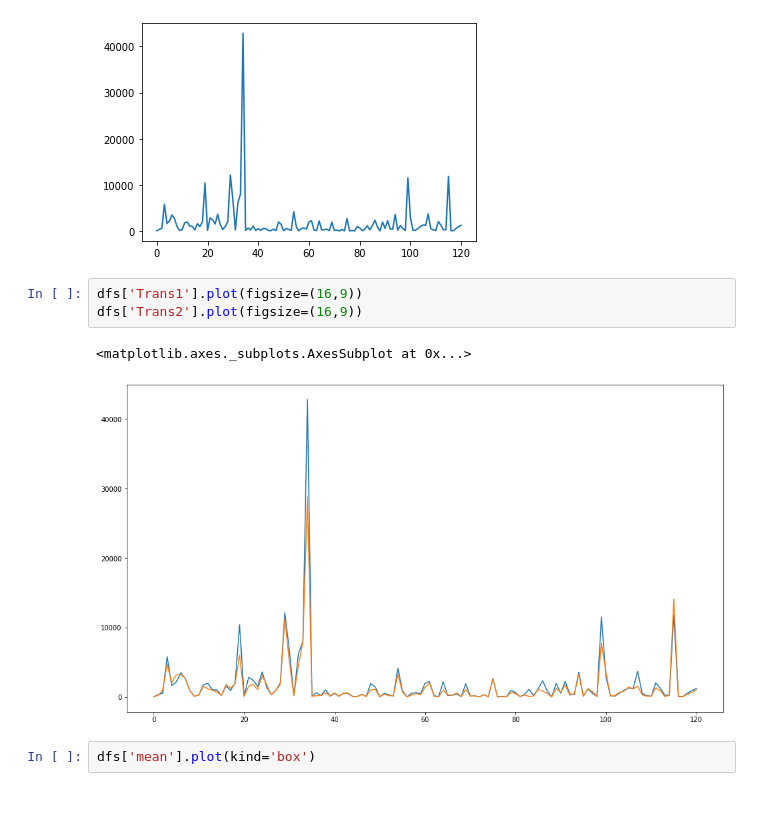
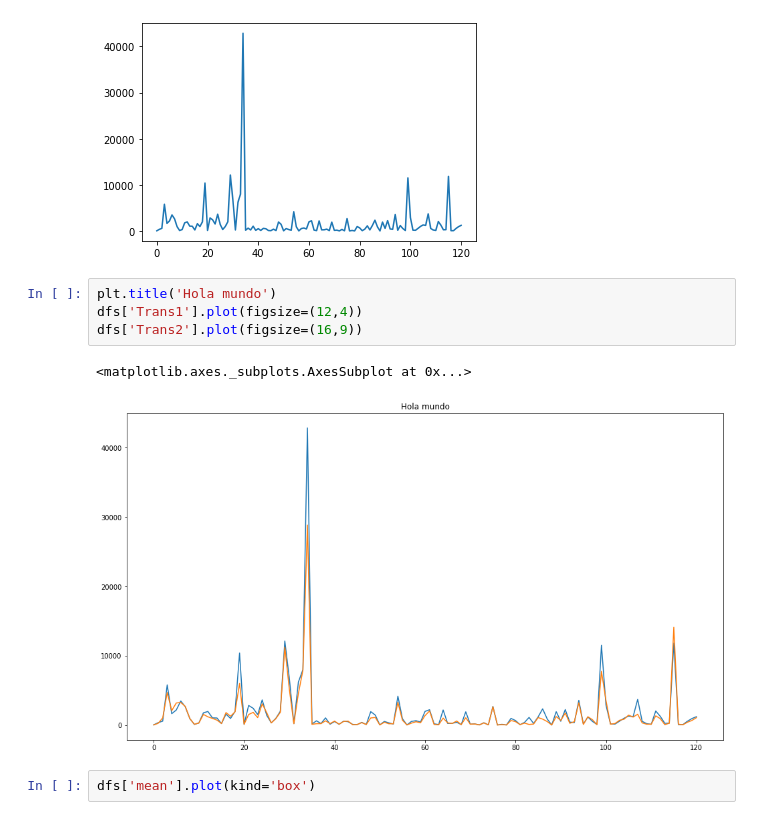
Before and after one commit to Patortiz26/IN6531-Miner-a-de-datos-2021-2, a Jupyter notebook: Aux2_IN6531.ipynb, the cells around one changed output. Cells and saved outputs as stored; diff of their text form.

```diff
--- a/Aux2_IN6531.ipynb
+++ b/Aux2_IN6531.ipynb
@@ -982,11 +1011,12 @@ dfs['Trans1'].plot()
 <matplotlib.axes._subplots.AxesSubplot at 0x...>
 [figure]
 # %%
-dfs['Trans1'].plot(figsize=(16,9))
+plt.title('Hola mundo')
+dfs['Trans1'].plot(figsize=(12,4))
 dfs['Trans2'].plot(figsize=(16,9))
 # %% [output]
 <matplotlib.axes._subplots.AxesSubplot at 0x...>
-[figure, old version]
+[figure, new version]
 # %%
 dfs['mean'].plot(kind='box')
 # %% [output]
```
Also changed, not shown: parts of 32 cells of this notebook.
